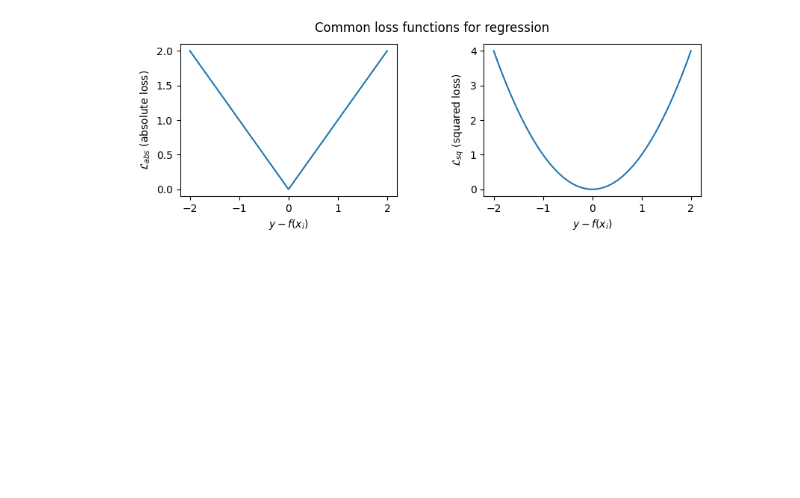
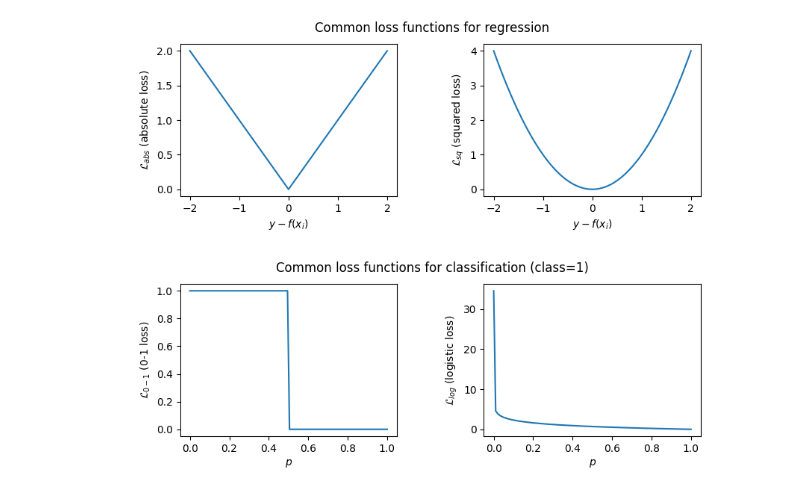
Before and after one commit to Linda-Njau/AI_FUN, a Jupyter notebook: OwnFramework.ipynb, the cells around one changed output. Cells and saved outputs as stored; diff of their text form; code cells hidden in the pictures; blank space fills up the shorter version.

Commit message:
Add and plot zero-one and logistic loss functions
- Created functions for zero-one and logistic loss
- Plotted both loss functions for class = 1 with labels

```diff
--- a/OwnFramework.ipynb
+++ b/OwnFramework.ipynb
@@ -95,3 +84,23 @@ plot_loss_functions(
 )
 # %% [output]
 [figure]
+# %%
+epsilon = 1e-15
+x = np.linspace(epsilon,1,100)
+def zero_one(d):
+    if d < 0.5:
+        return 1
+    return 0
+zero_one_v = np.vectorize(zero_one)
+
+def logistic_loss(fx):
+    return -np.log(fx)
+
+
+plot_loss_functions(suptitle = 'Common loss functions for classification (class=1)',
+                   functions = [zero_one_v(x), logistic_loss(x)],
+                   ylabels    = ['$\mathcal{L}_{0-1}$ (0-1 loss)',
+                                 '$\mathcal{L}_{log}$ (logistic loss)'],
+                   xlabel     = '$p$')
+# %% [output]
+[figure, added]
```
Also changed, not shown: parts of 1 cell of this notebook.
